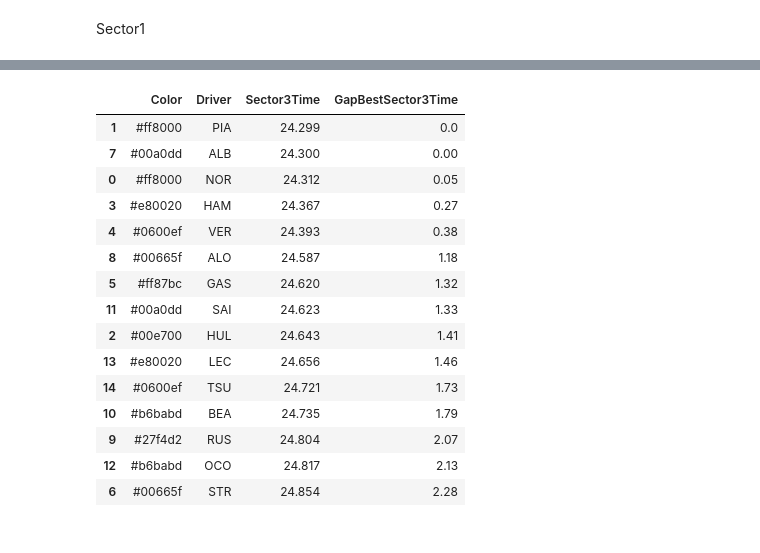
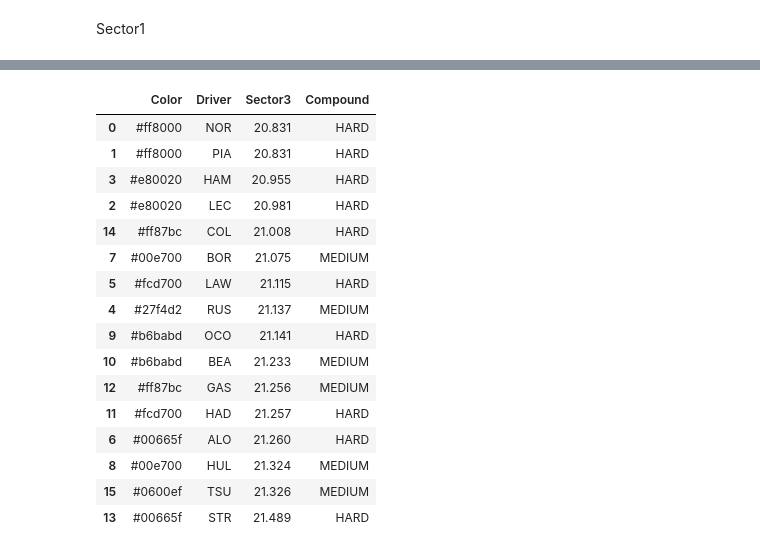
Before and after one commit to Kuriiios/f1_analysis_visualization, a Jupyter notebook: notebooks/race/race_table.ipynb, the cells around one changed output, grey strips where cells are left out. Cells and saved outputs as stored; diff of their text form; code cells hidden in the pictures.

```diff
--- a/notebooks/race/race_table.ipynb
+++ b/notebooks/race/race_table.ipynb
@@ -14,9 +14,9 @@ from fastf1.ergast import Ergast
 ergast = Ergast()
 
 year = 2025
-race_number = 12
+race_number = 11
 race_session = 'R'
-Lap_Number = 50
+Lap_Number = 42
 
 #year = int(input("Year ? "))
 #race_number = int(input("Race Number ? (1-24) "))
@@ -378,20 +523,25 @@ driver_data_best_laps_df
 # %%
 driver_data_last_laps_df=pd.DataFrame()
 driver_data_best_laps = []
-driver_data_cols = ['Color', 'Driver', 'Sector2Time']
+driver_data_cols = ['Color', 'Driver', 'Sector2', 'Compound']
 for driver in session.drivers:
     try:
         driver_lap = session.laps.pick_drivers(driver).pick_laps(range(1, 53))
         driver_color = fastf1.plotting.get_driver_color(driver_lap.Driver.iloc[Lap_Number], session)
-        driver_data = [driver_color, driver_lap.Driver.iloc[Lap_Number], np.min(driver_lap.Sector2Time)]
+        driver_data = [driver_color, driver_lap.Driver.iloc[Lap_Number], np.min(driver_lap.Sector2Time), driver_lap.Compound.iloc[Lap_Number]]
     except:
         continue
     driver_data_series = pd.Series(driver_data, index=driver_data_cols)
     driver_data_best_laps.append(driver_data_series)
 driver_data_best_laps_df = pd.DataFrame(driver_data_best_laps)
-driver_data_best_laps_df = driver_data_best_laps_df.sort_values('Sector2Time')
-driver_data_best_laps_df['GapBestSector2Time'] = ((driver_data_best_laps_df.Sector2Time - driver_data_best_laps_df.Sector2Time.iloc[0])/driver_data_best_laps_df.Sector2Time.iloc[0])*100
-driver_data_best_laps_df.Sector2Time = driver_data_best_laps_df.Sector2Time.astype(str).str[13:-3]
-driver_data_best_laps_df.GapBestSector2Time = driver_data_best_laps_df.GapBestSector2Time.astype(str).str[:4]
-driver_data_best_laps_df
+styled_df = driver_data_best_laps_df.style
+styled_df = styled_df.apply(highlight_compound, subset=['Compound'])
+
+formatters = {
+    'Sector2': lambda x: str(x)[13:-3] if pd.notnull(x) else 'No Data',
+}
+
+final_formatters = {k: v for k, v in formatters.items() if k in driver_data_best_laps_df.columns}
+styled_df = styled_df.format(final_formatters)
+styled_df
 # %% [output]
@@ -414,39 +565,46 @@ driver_data_best_laps_df
 # %%
 driver_data_last_laps_df=pd.DataFrame()
 driver_data_best_laps = []
-driver_data_cols = ['Color', 'Driver', 'Sector3Time']
+driver_data_cols = ['Color', 'Driver', 'Sector3', 'Compound']
 for driver in session.drivers:
     try:
         driver_lap = session.laps.pick_drivers(driver).pick_laps(range(1, 53))
         driver_color = fastf1.plotting.get_driver_color(driver_lap.Driver.iloc[Lap_Number], session)
-        driver_data = [driver_color, driver_lap.Driver.iloc[Lap_Number], np.min(driver_lap.Sector3Time)]
+        driver_data = [driver_color, driver_lap.Driver.iloc[Lap_Number], np.min(driver_lap.Sector3Time), driver_lap.Compound.iloc[Lap_Number]]
     except:
         continue
     driver_data_series = pd.Series(driver_data, index=driver_data_cols)
     driver_data_best_laps.append(driver_data_series)
 driver_data_best_laps_df = pd.DataFrame(driver_data_best_laps)
-driver_data_best_laps_df = driver_data_best_laps_df.sort_values('Sector3Time')
-driver_data_best_laps_df['GapBestSector3Time'] = ((driver_data_best_laps_df.Sector3Time - driver_data_best_laps_df.Sector3Time.iloc[0])/driver_data_best_laps_df.Sector3Time.iloc[0])*100
-driver_data_best_laps_df.Sector3Time = driver_data_best_laps_df.Sector3Time.astype(str).str[13:-3]
-driver_data_best_laps_df.GapBestSector3Time = driver_data_best_laps_df.GapBestSector3Time.astype(str).str[:4]
-driver_data_best_laps_df
+driver_data_best_laps_df = driver_data_best_laps_df.sort_values('Sector3')
+styled_df = driver_data_best_laps_df.style
+styled_df = styled_df.apply(highlight_compound, subset=['Compound'])
+
+formatters = {
+    'Sector3': lambda x: str(x)[13:-3] if pd.notnull(x) else 'No Data',
+}
+
+final_formatters = {k: v for k, v in formatters.items() if k in driver_data_best_laps_df.columns}
+styled_df = styled_df.format(final_formatters)
+styled_df
 # %% [output]
-|  | Color | Driver | Sector3Time | GapBestSector3Time |
-| 1 | #ff8000 | PIA | 24.299 | 0.0 |
-| 7 | #00a0dd | ALB | 24.300 | 0.00 |
-| 0 | #ff8000 | NOR | 24.312 | 0.05 |
-| 3 | #e80020 | HAM | 24.367 | 0.27 |
-| 4 | #0600ef | VER | 24.393 | 0.38 |
-| 8 | #00665f | ALO | 24.587 | 1.18 |
-| 5 | #ff87bc | GAS | 24.620 | 1.32 |
-| 11 | #00a0dd | SAI | 24.623 | 1.33 |
-| 2 | #00e700 | HUL | 24.643 | 1.41 |
-| 13 | #e80020 | LEC | 24.656 | 1.46 |
-| 14 | #0600ef | TSU | 24.721 | 1.73 |
-| 10 | #b6babd | BEA | 24.735 | 1.79 |
-| 9 | #27f4d2 | RUS | 24.804 | 2.07 |
-| 12 | #b6babd | OCO | 24.817 | 2.13 |
-| 6 | #00665f | STR | 24.854 | 2.28 |
+|  | Color | Driver | Sector3 | Compound |
+| 0 | #ff8000 | NOR | 20.831 | HARD |
+| 1 | #ff8000 | PIA | 20.831 | HARD |
+| 3 | #e80020 | HAM | 20.955 | HARD |
+| 2 | #e80020 | LEC | 20.981 | HARD |
+| 14 | #ff87bc | COL | 21.008 | HARD |
+| 7 | #00e700 | BOR | 21.075 | MEDIUM |
+| 5 | #fcd700 | LAW | 21.115 | HARD |
+| 4 | #27f4d2 | RUS | 21.137 | MEDIUM |
+| 9 | #b6babd | OCO | 21.141 | HARD |
+| 10 | #b6babd | BEA | 21.233 | MEDIUM |
+| 12 | #ff87bc | GAS | 21.256 | MEDIUM |
+| 11 | #fcd700 | HAD | 21.257 | HARD |
+| 6 | #00665f | ALO | 21.260 | HARD |
+| 8 | #00e700 | HUL | 21.324 | MEDIUM |
+| 15 | #0600ef | TSU | 21.326 | MEDIUM |
+| 13 | #00665f | STR | 21.489 | HARD |
 # %%
 driver_data_last_laps_df=pd.DataFrame()
 driver_data_best_laps = []
```
Also changed, not shown: parts of 9 cells of this notebook, 1 other file.
